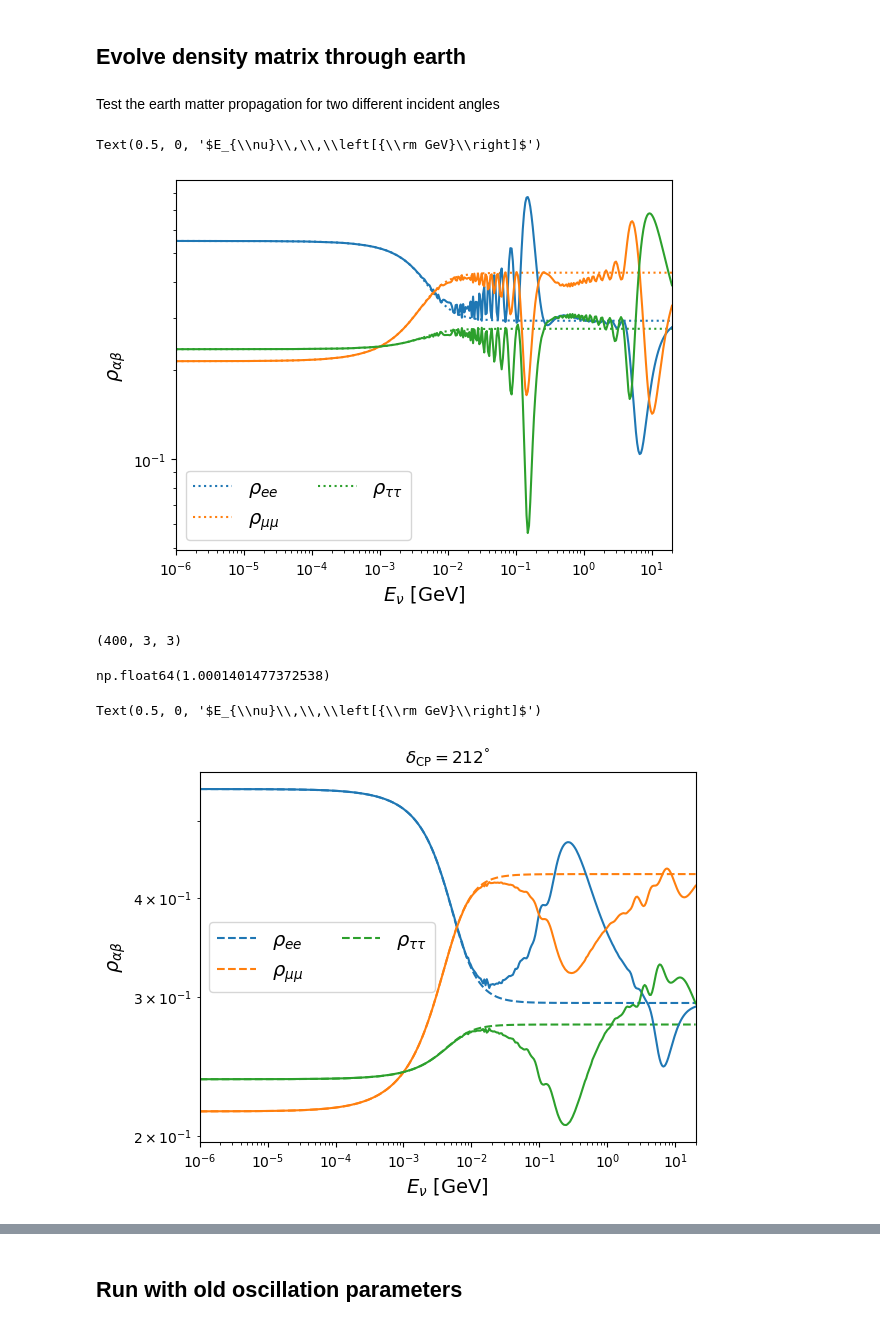
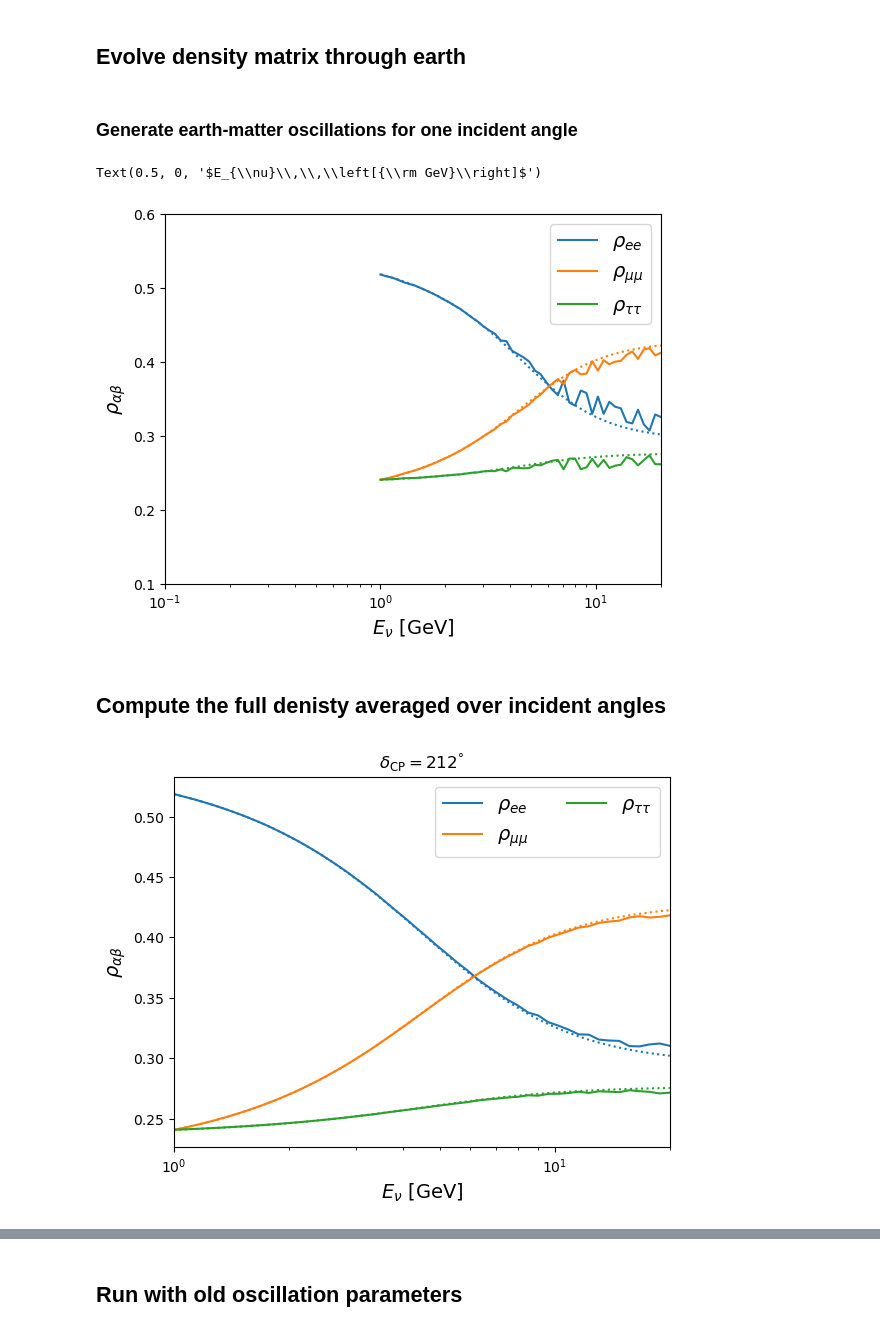
Before and after one commit to SNuDD/SNuDD, a Jupyter notebook: notebooks/earth_matter_prob.ipynb, the cells around one changed output, grey strips where cells are left out. Drawn from its saved outputs; the diff is of its cells as text; code cells hidden in the pictures.

```diff
--- a/notebooks/earth_matter_prob.ipynb
+++ b/notebooks/earth_matter_prob.ipynb
@@ -38,5 +42,5 @@ density_sm = probs.DensityMatrixCalculator(sm_model).density(Enuspace, '8B')
 # %% [markdown]
 ## Evolve density matrix through earth
 # %% [markdown]
-Test the earth matter propagation for two different incident angles
+### Generate earth-matter oscillations for one incident angle
 # %%
@@ -47,38 +51,33 @@ rho_earthceta1 = PREMprob.evolve_rhosolar(density_sm, Enuspace, ceta=ceta0)
 # %%
-# Plot solar only
-plt.loglog(Enuspace,abs(density_sm[:, 0,0]), ls=':',  label=r'$\rho_{ee}$', color="tab:blue")
-plt.loglog(Enuspace,abs(density_sm[:, 1,1]), ls=':',  label=r'$\rho_{\mu\mu}$', color="tab:orange")
-plt.loglog(Enuspace,abs(density_sm[:, 2,2]), ls=':',  label=r'$\rho_{\tau\tau}$',color="tab:green")
 
 
-# Plot Earth + solar -- old
-plt.loglog(Enuspace,abs(rho_earthceta1[:, 0,0]), ls='-', color="tab:blue" )
-plt.loglog(Enuspace,abs(rho_earthceta1[:, 1,1]), ls='-', color="tab:orange" )
-plt.loglog(Enuspace,abs(rho_earthceta1[:, 2,2]), ls='-', color="tab:green" )
+# Plot daytime-only solar neutrino probabilities
+plt.loglog(Enuspace,abs(density_sm[:, 0,0]), ls=':', color="tab:blue")
+plt.loglog(Enuspace,abs(density_sm[:, 1,1]), ls=':', color="tab:orange")
+plt.loglog(Enuspace,abs(density_sm[:, 2,2]), ls=':', color="tab:green")
 
 
+# Plot matter-evolved probabilities for one angle
+plt.loglog(Enuspace,abs(rho_earthceta1[:, 0,0]), ls='-', label=r'$\rho_{ee}$',       color="tab:blue" )
+plt.loglog(Enuspace,abs(rho_earthceta1[:, 1,1]), ls='-', label=r'$\rho_{\mu\mu}$',   color="tab:orange" )
+plt.loglog(Enuspace,abs(rho_earthceta1[:, 2,2]), ls='-', label=r'$\rho_{\tau\tau}$', color="tab:green" )
 
 
-
-plt.xlim(xmin=1e-6, xmax=2.0e1)
+plt.xlim(xmin=1e-1, xmax=2.0e1)
+plt.ylim(ymin=0.1, ymax=0.6)
+plt.yscale('linear')
 
 plt.ylabel(r'$\rho_{\alpha\beta}$', size=14)
-plt.legend(fontsize=14, ncol=2)
+plt.legend(fontsize=14, ncol=1)
 plt.xlabel(r'$E_{\nu}\,\,\left[{\rm GeV}\right]$', size=14)
 # %% [output]
 Text(0.5, 0, '$E_{\\nu}\\,\\,\\left[{\\rm GeV}\\right]$')
-[figure, old version]
+[figure, new version]
-# %%
-np.shape(rho_earthceta1)
-# %% [output]
-(400, 3, 3)
+# %% [markdown]
+## Compute the full denisty averaged over incident angles
 # %%
 import tqdm as tqdm
 from multiprocess import Pool
-# %%
-weights.sum()
-# %% [output]
-np.float64(1.0001401477372538)
 # %%
 def rho_weighted_average(probevolution, rhosm, Enuspace, weights, angles):
 
@@ -119,36 +118,26 @@ def rho_weighted_average_parallel(probevolution, rhosm, Enuspace, weights, angle
     return rho_ave
 # %%
 # rho_ave = rho_weighted_average(PREMprob, density_sm, Enuspace, weights, angles)
-rho_ave = rho_weighted_average_parallel(PREMprob, density_sm, Enuspace, weights, angles)
+rho_ave = rho_weighted_average_parallel(PREMprob, density_sm, Enuspace_gev, weights, angles)
 # %%
-plt.loglog(Enuspace,abs(density_sm[:, 0,0]),  label=r'$\rho_{ee}$',
-            color="tab:blue", ls='--' )
-plt.loglog(Enuspace,abs(density_sm[:, 1,1]),  label=r'$\rho_{\mu\mu}$',
-           color="tab:orange", ls='--' )
+plt.loglog(Enuspace,abs(density_sm[:, 0,0]), ls=':', color="tab:blue" )
+plt.loglog(Enuspace,abs(density_sm[:, 1,1]), ls=':', color="tab:orange")
+plt.loglog(Enuspace,abs(density_sm[:, 2,2]), ls=':', color="tab:green")
 
-plt.loglog(Enuspace,abs(density_sm[:, 2,2]),  label=r'$\rho_{\tau\tau}$',
-           color="tab:green", ls='--' )
-
-plt.loglog(Enuspace,abs(rho_ave[:, 0,0]),  color="tab:blue" )
+plt.loglog(Enuspace,abs(rho_ave[:, 0,0]), label=r'$\rho_{ee}$',        color="tab:blue" )
+plt.loglog(Enuspace,abs(rho_ave[:, 1,1]), label=r'$\rho_{\mu\mu}$',    color="tab:orange" )
+plt.loglog(Enuspace,abs(rho_ave[:, 2,2]), label=r'$\rho_{\tau\tau}$',  color="tab:green" )
 
 
-plt.loglog(Enuspace,abs(rho_ave[:, 1,1]),  color="tab:orange" )
 
-
-plt.loglog(Enuspace,abs(rho_ave[:, 2,2]),  color="tab:green" )
-# plt.loglog(Enuspace,abs(density_sm[:, 1,1]),  label=r'$\rho_{\mu\mu}$')
-
-# plt.loglog(Enuspace,abs(density_sm[:, 2,2]),  label=r'$\rho_{\mu\mu}$')
-
-#plt.loglog(Enuspace, Pee*, label=r'$P_{ee}$', ls=':', color="tab:blue" )
-
-
-plt.xlim(xmin=1e-6, xmax=2.0e1)
+plt.xlim(xmin=1e0, xmax=2.0e1)
+plt.yscale('linear')
 
 plt.ylabel(r'$\rho_{\alpha\beta}$', size=14)
 plt.legend(fontsize=14, ncol=2)
 plt.title(r"$\delta_{\rm CP}=212^\degree$")
 plt.xlabel(r'$E_{\nu}\,\,\left[{\rm GeV}\right]$', size=14)
+
+plt.savefig("earth_matter_prob_{}.png".format(int(len(Enuspace))), dpi=300)
 # %% [output]
-Text(0.5, 0, '$E_{\\nu}\\,\\,\\left[{\\rm GeV}\\right]$')
-[figure, old version]
+[figure, new version]
```
Also changed, not shown: parts of 10 cells of this notebook.
